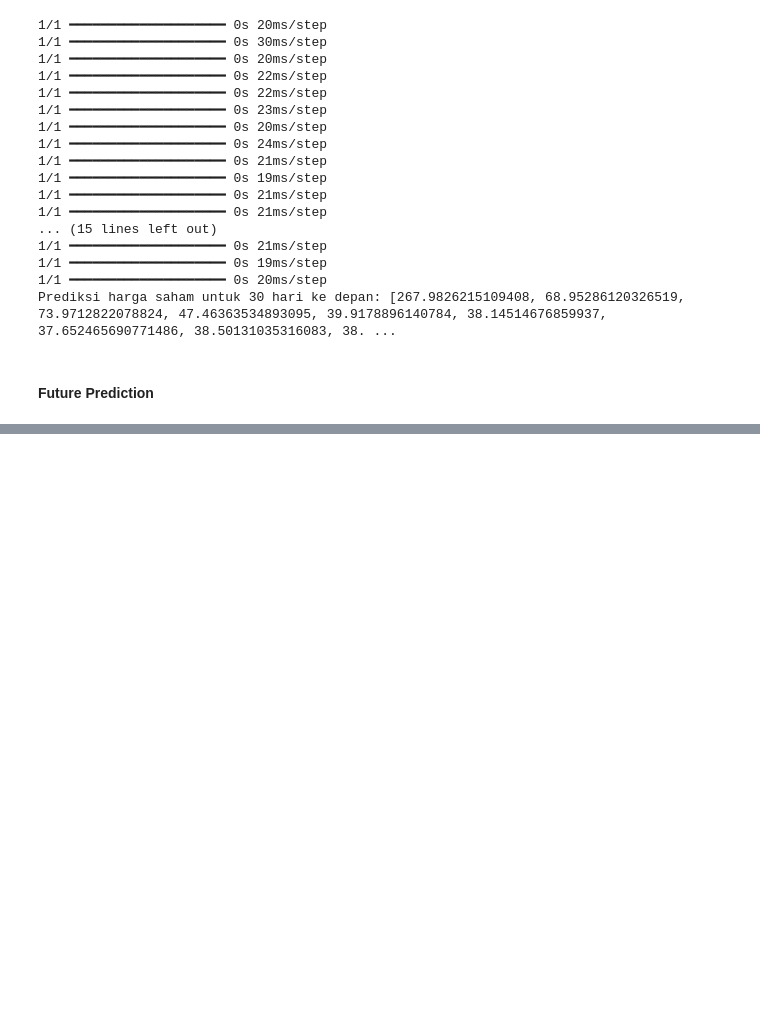
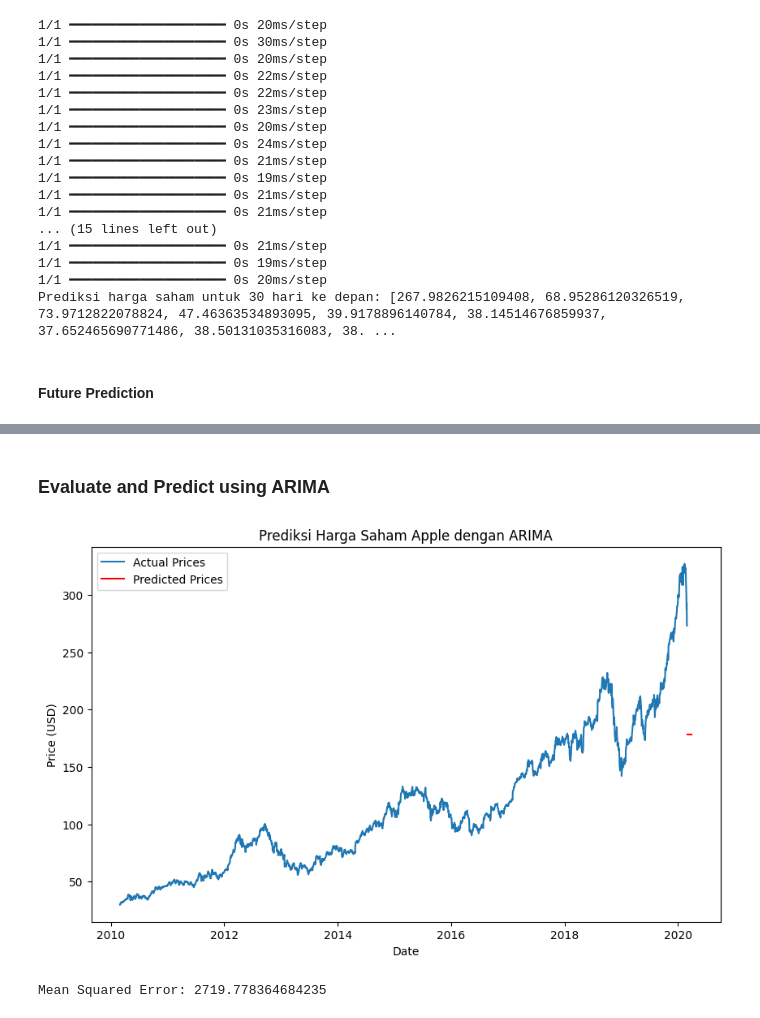
Before and after one commit to MukhlisMaulanaA/data-analytics-python, a Jupyter notebook: stock-predict-cnn-lstm.ipynb, the cells around one changed output, grey strips where cells are left out. Saved outputs shown, nothing was run; the diff lists cells and outputs as text; code cells hidden in the pictures; blank space fills up the shorter version.

```diff
--- a/stock-predict-cnn-lstm.ipynb
+++ b/stock-predict-cnn-lstm.ipynb
@@ -295,0 +361,19 @@ plt.show()
+# %%
+# Baca dataset (ubah path sesuai dengan file Anda)
+df = pd.read_csv('dataset/HistoricalQuotes.csv')
+
+# Ubah kolom 'Date' menjadi datetime
+df['Date'] = pd.to_datetime(df['Date'])
+df = df.sort_values('Date')
+
+# Ambil kolom 'Close/Last' sebagai target time-series
+df['Close/Last'] = df['Close/Last'].replace({'\$': '', ',': ''}, regex=True).astype(float)
+prices = df['Close/Last']
+
+# Plot harga penutupan untuk melihat trend
+plt.figure(figsize=(10, 6))
+plt.plot(df['Date'], prices)
+plt.title('Harga Penutupan Saham Apple')
+plt.xlabel('Tanggal')
+plt.ylabel('Harga Penutupan (USD)')
+plt.show()
@@ -295,0 +405,10 @@ plt.show()
+# %%
+# Tentukan parameter ARIMA(p, d, q) - misalnya (5, 1, 0)
+p, d, q = 5, 1, 0
+
+# Melatih model ARIMA
+model = ARIMA(prices, order=(p, d, q))
+model_fit = model.fit()
+
+# Tampilkan ringkasan model
+print(model_fit.summary())
@@ -295,0 +433,39 @@ plt.show()
+# %% [markdown]
+### Evaluate and Predict using ARIMA
+# %%
+# Melakukan prediksi pada dataset (misalnya 30 hari ke depan)
+pred_start_date = len(prices)
+pred_end_date = pred_start_date + 30  # Prediksi 30 hari ke depan
+
+forecast = model_fit.predict(start=pred_start_date, end=pred_end_date, typ='levels')
+
+# Visualisasikan prediksi
+plt.figure(figsize=(10, 6))
+plt.plot(df['Date'], prices, label='Actual Prices')
+plt.plot(pd.date_range(df['Date'].iloc[-1], periods=32, freq='D')[1:], forecast, label='Predicted Prices', color='red')
+plt.title('Prediksi Harga Saham Apple dengan ARIMA')
+plt.xlabel('Date')
+plt.ylabel('Price (USD)')
+plt.legend()
+plt.show()
+# %% [output]
+[figure, added]
+# %%
+# Prediksi pada data uji (test) dan hitung MSE
+train_size = int(len(prices) * 0.8)
+test_size = len(prices) - train_size
+
+train, test = prices[0:train_size], prices[train_size:]
+
+# Fit model pada data training
+model = ARIMA(train, order=(p, d, q))
+model_fit = model.fit()
+
+# Prediksi data uji
+predictions = model_fit.forecast(steps=test_size)
+
+# Hitung Mean Squared Error
+mse = mean_squared_error(test, predictions)
+print(f'Mean Squared Error: {mse}')
+# %% [output]
+Mean Squared Error: 2719.778364684235
```
Also changed, not shown: parts of 20 cells of this notebook, 2 other files.
